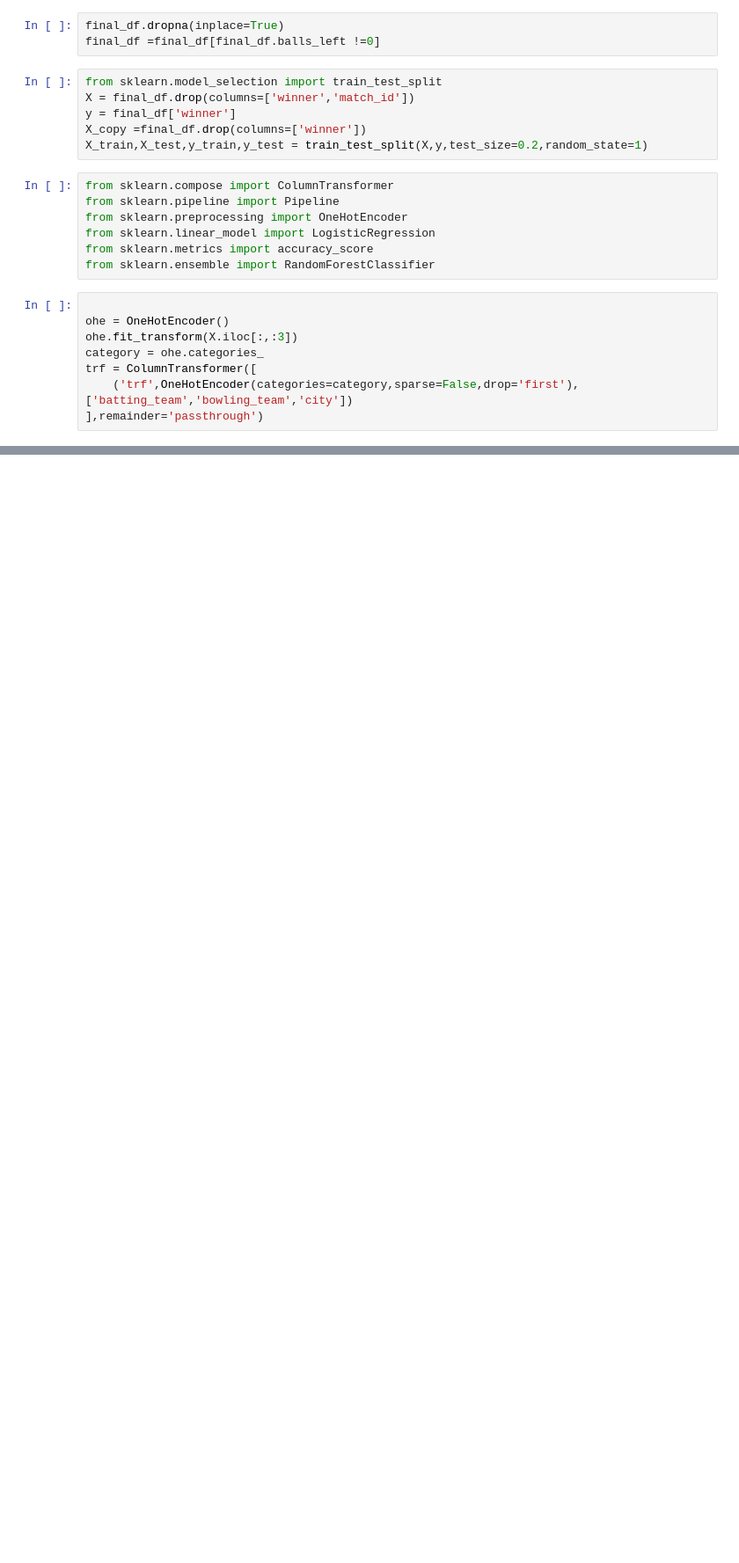
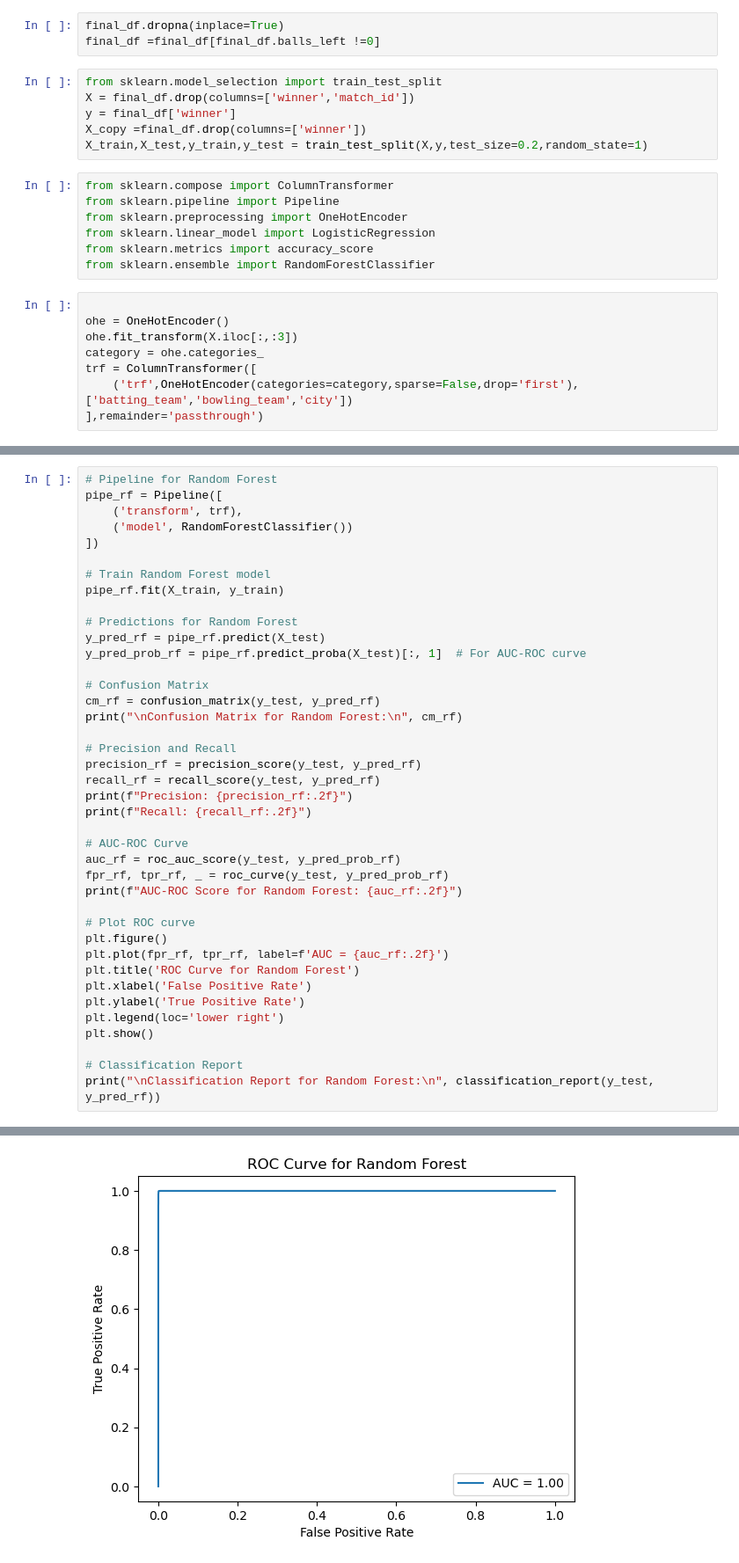
Before and after one commit to yashrajbista/machine_learning, a Jupyter notebook: ipl.ipynb, the cells around one changed output, grey strips where cells are left out. Shown at 88% size. Saved outputs shown, nothing was run; the diff lists cells and outputs as text; blank space fills up the shorter version.

```diff
--- a/ipl.ipynb
+++ b/ipl.ipynb
@@ -317,0 +289,41 @@ X_train
+# %%
+# Pipeline for Random Forest
+pipe_rf = Pipeline([
+    ('transform', trf),
+    ('model', RandomForestClassifier())
+])
+
+# Train Random Forest model
+pipe_rf.fit(X_train, y_train)
+
+# Predictions for Random Forest
+y_pred_rf = pipe_rf.predict(X_test)
+y_pred_prob_rf = pipe_rf.predict_proba(X_test)[:, 1]  # For AUC-ROC curve
+
+# Confusion Matrix
+cm_rf = confusion_matrix(y_test, y_pred_rf)
+print("\nConfusion Matrix for Random Forest:\n", cm_rf)
+
+# Precision and Recall
+precision_rf = precision_score(y_test, y_pred_rf)
+recall_rf = recall_score(y_test, y_pred_rf)
+print(f"Precision: {precision_rf:.2f}")
+print(f"Recall: {recall_rf:.2f}")
+
+# AUC-ROC Curve
+auc_rf = roc_auc_score(y_test, y_pred_prob_rf)
+fpr_rf, tpr_rf, _ = roc_curve(y_test, y_pred_prob_rf)
+print(f"AUC-ROC Score for Random Forest: {auc_rf:.2f}")
+
+# Plot ROC curve
+plt.figure()
+plt.plot(fpr_rf, tpr_rf, label=f'AUC = {auc_rf:.2f}')
+plt.title('ROC Curve for Random Forest')
+plt.xlabel('False Positive Rate')
+plt.ylabel('True Positive Rate')
+plt.legend(loc='lower right')
+plt.show()
+
+# Classification Report
+print("\nClassification Report for Random Forest:\n", classification_report(y_test, y_pred_rf))
+# %% [output]
@@ -317,0 +336 @@ X_train
+[figure, added]
```
Also changed, not shown: parts of 14 cells of this notebook, 2 other files.
